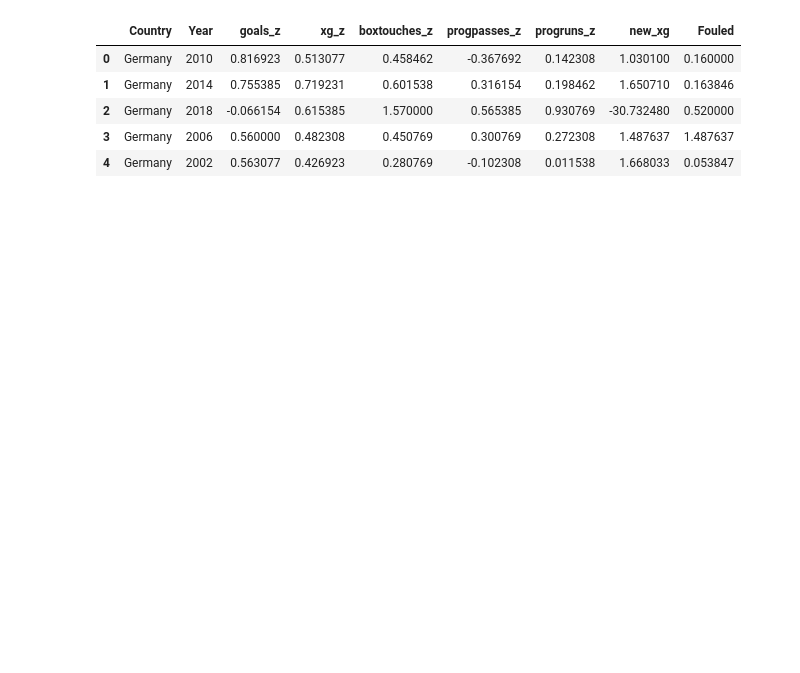
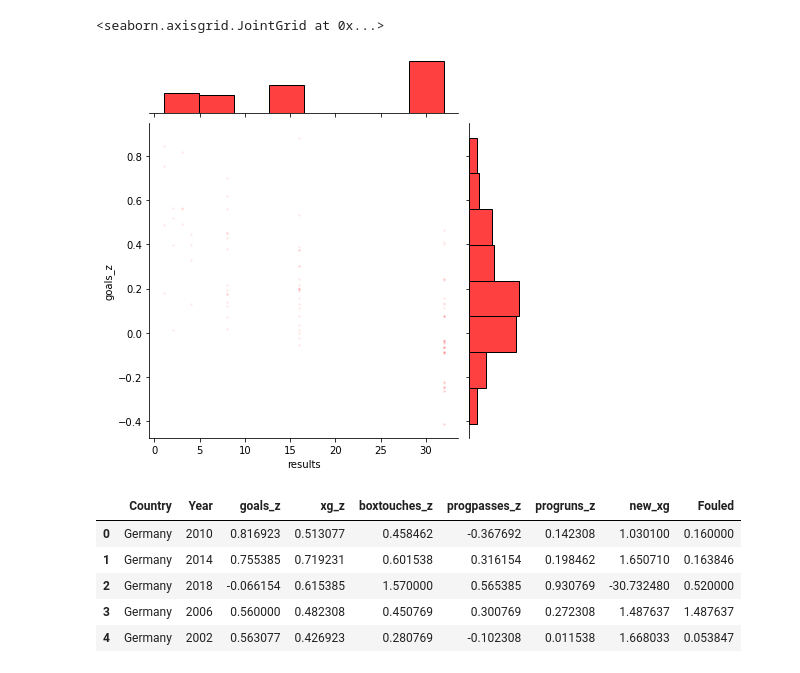
Before and after one commit to RyanJTalbot/bookcamp, a Jupyter notebook: world_cup/fifa/Regression Models on WC Data.ipynb, the cells around one changed output. Saved outputs shown, nothing was run; the diff lists cells and outputs as text; code cells hidden in the pictures; blank space fills up the shorter version.

```diff
--- a/world_cup/fifa/Regression Models on WC Data.ipynb
+++ b/world_cup/fifa/Regression Models on WC Data.ipynb
@@ -20,3 +64,10 @@ df.head()
+# %%
+sns.jointplot(x=df['results'],y=df['goals_z'],
+              joint_kws={'alpha':0.1,'s':5,'color':'red'},
+              marginal_kws={'color':'red'})
+# %% [output]
+<seaborn.axisgrid.JointGrid at 0x...>
+[figure, added]
 # %%
 y = df['results']
 # %%
```
Also changed, not shown: parts of 62 cells of this notebook, 2 other files.
